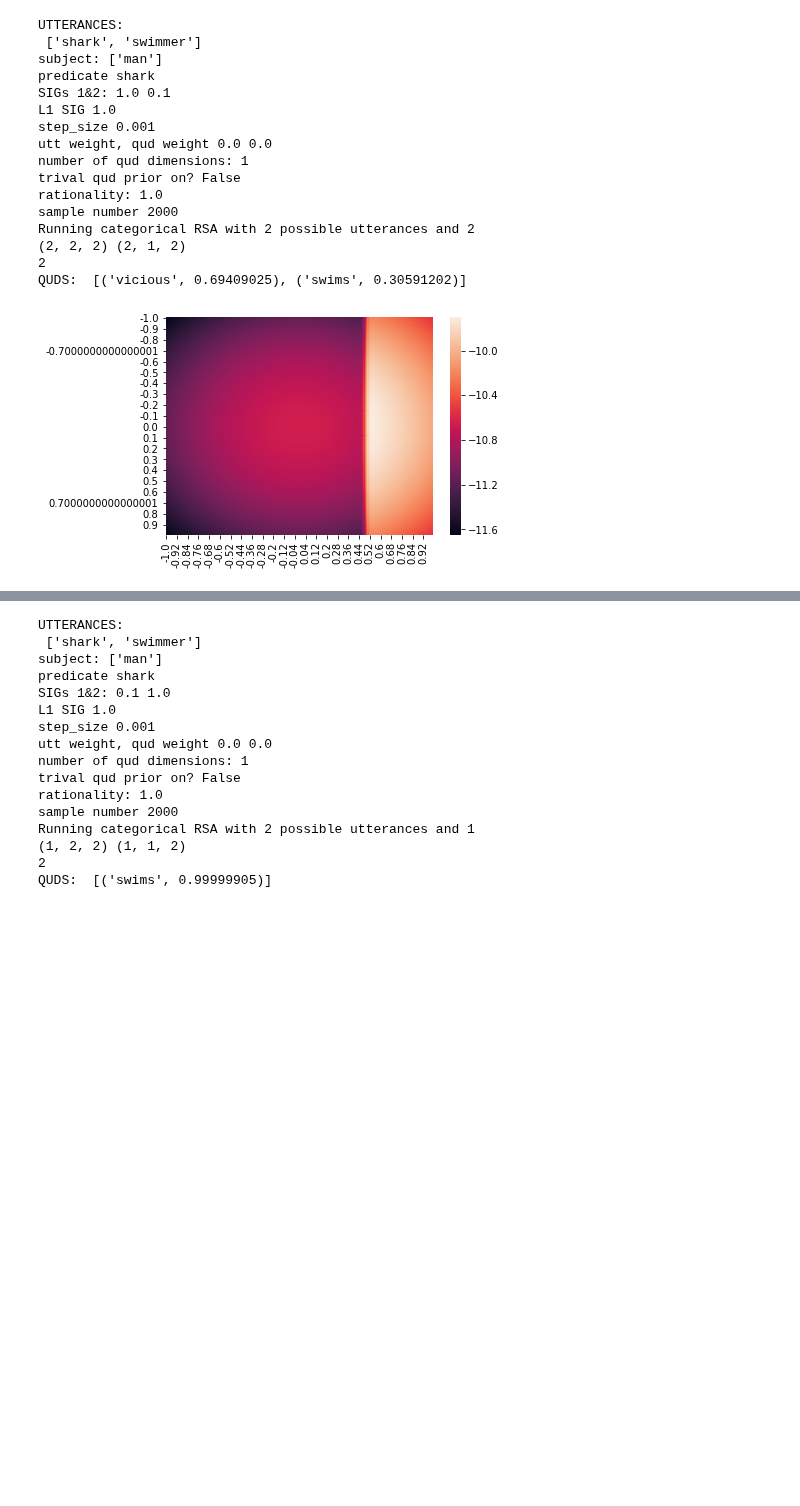
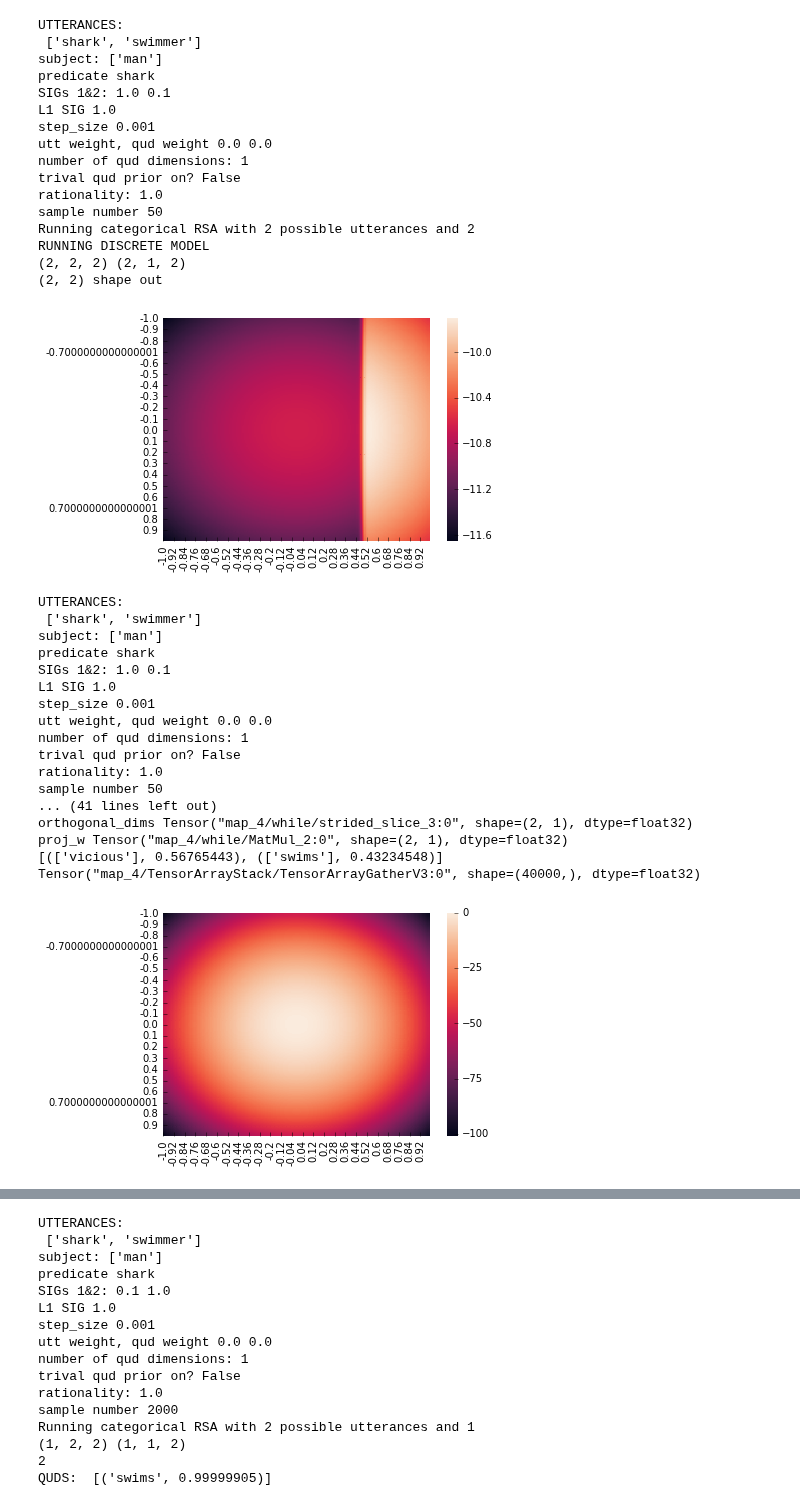
Before and after one commit to reubenharry/Distributional-RSA, a Jupyter notebook: minimal_case.ipynb, the cells around one changed output, grey strips where cells are left out. Cells and saved outputs as stored; diff of their text form; code cells hidden in the pictures; blank space fills up the shorter version.

```diff
--- a/minimal_case.ipynb
+++ b/minimal_case.ipynb
@@ -51,7 +52,7 @@ def titrate(size,amount,l1_sig1,subj, quds,only_trivial,pred,just_s1,possible_ut
 #         results[0][size,size+3]=2
 #         results[0][size,size+1]=2
 # %%
-titrate(size=100,amount=0.01,l1_sig1=1.0,subj="man",quds=['vicious',"swims"],possible_utterances=["shark","swimmer"],pred='shark',only_trivial=False,just_s1=False,just_l0=False,sig1=1.0,sig2=0.1)
+titrate(size=100,amount=0.01,l1_sig1=1.0,subj="man",quds=['vicious',"swims"],possible_utterances=["shark","swimmer"],pred='shark',only_trivial=False,just_s1=False,just_l0=False,sig1=1.0,sig2=0.1,mixture_variational=False)
 # %% [output]
 UTTERANCES:
  ['shark', 'swimmer']
@@ -64,10 +65,31 @@ utt weight, qud weight 0.0 0.0
 number of qud dimensions: 1
 trival qud prior on? False
 rationality: 1.0
-sample number 2000
+sample number 50
 Running categorical RSA with 2 possible utterances and 2
+RUNNING DISCRETE MODEL
 (2, 2, 2) (2, 1, 2)
-2
-QUDS:  [('vicious', 0.69409025), ('swims', 0.30591202)]
+(2, 2) shape out
-[figure, old version]
+[figure, new version]
+# %%
+titrate(size=100,amount=0.01,l1_sig1=1.0,subj="man",quds=['vicious',"swims"],possible_utterances=["shark","swimmer"],pred='shark',only_trivial=False,just_s1=False,just_l0=False,sig1=1.0,sig2=0.1,mixture_variational=True,discrete=False)
+# %% [output]
+UTTERANCES:
+ ['shark', 'swimmer']
+subject: ['man']
+predicate shark
+SIGs 1&2: 1.0 0.1
+L1 SIG 1.0
+step_size 0.001
+utt weight, qud weight 0.0 0.0
+number of qud dimensions: 1
+trival qud prior on? False
+rationality: 1.0
+sample number 50
+... (41 lines left out)
+orthogonal_dims Tensor("map_4/while/strided_slice_3:0", shape=(2, 1), dtype=float32)
+proj_w Tensor("map_4/while/MatMul_2:0", shape=(2, 1), dtype=float32)
+[(['vicious'], 0.56765443), (['swims'], 0.43234548)]
+Tensor("map_4/TensorArrayStack/TensorArrayGatherV3:0", shape=(40000,), dtype=float32)
+[figure, added]
 # %%
```
Also changed, not shown: parts of 5 cells of this notebook, 7 other files.
